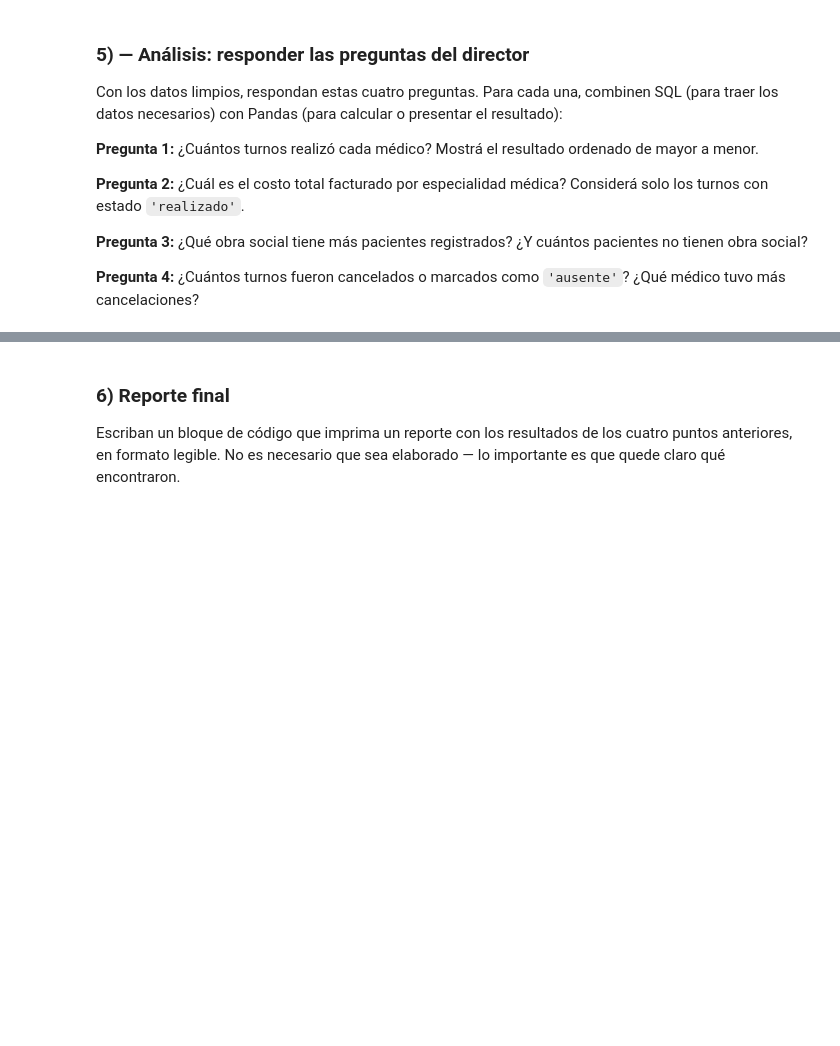
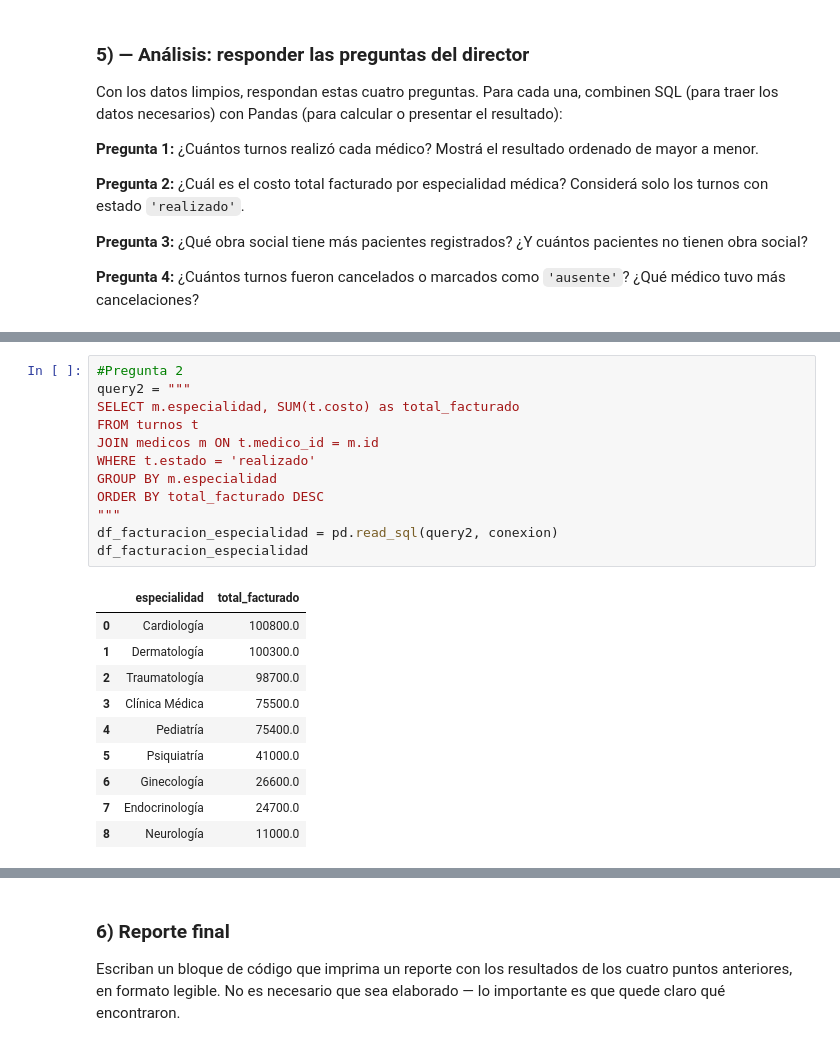
Before and after one commit to lucasandresponce/data-analysis-course, a Jupyter notebook: modulo-3-transformacion/clase-09/practica/notebook.ipynb, the cells around one changed output, grey strips where cells are left out. Cells and saved outputs as stored; diff of their text form; blank space fills up the shorter version.

```diff
--- a/modulo-3-transformacion/clase-09/practica/notebook.ipynb
+++ b/modulo-3-transformacion/clase-09/practica/notebook.ipynb
@@ -283,0 +397,23 @@ Con los datos limpios, respondan estas cuatro preguntas. Para cada una, combinen
+# %%
+#Pregunta 2
+query2 = """
+SELECT m.especialidad, SUM(t.costo) as total_facturado
+FROM turnos t
+JOIN medicos m ON t.medico_id = m.id
+WHERE t.estado = 'realizado'
+GROUP BY m.especialidad
+ORDER BY total_facturado DESC
+"""
+df_facturacion_especialidad = pd.read_sql(query2, conexion)
+df_facturacion_especialidad
+# %% [output]
+|  | especialidad | total_facturado |
+| 0 | Cardiología | 100800.0 |
+| 1 | Dermatología | 100300.0 |
+| 2 | Traumatología | 98700.0 |
+| 3 | Clínica Médica | 75500.0 |
+| 4 | Pediatría | 75400.0 |
+| 5 | Psiquiatría | 41000.0 |
+| 6 | Ginecología | 26600.0 |
+| 7 | Endocrinología | 24700.0 |
+| 8 | Neurología | 11000.0 |
```
Also changed, not shown: parts of 15 cells of this notebook.
